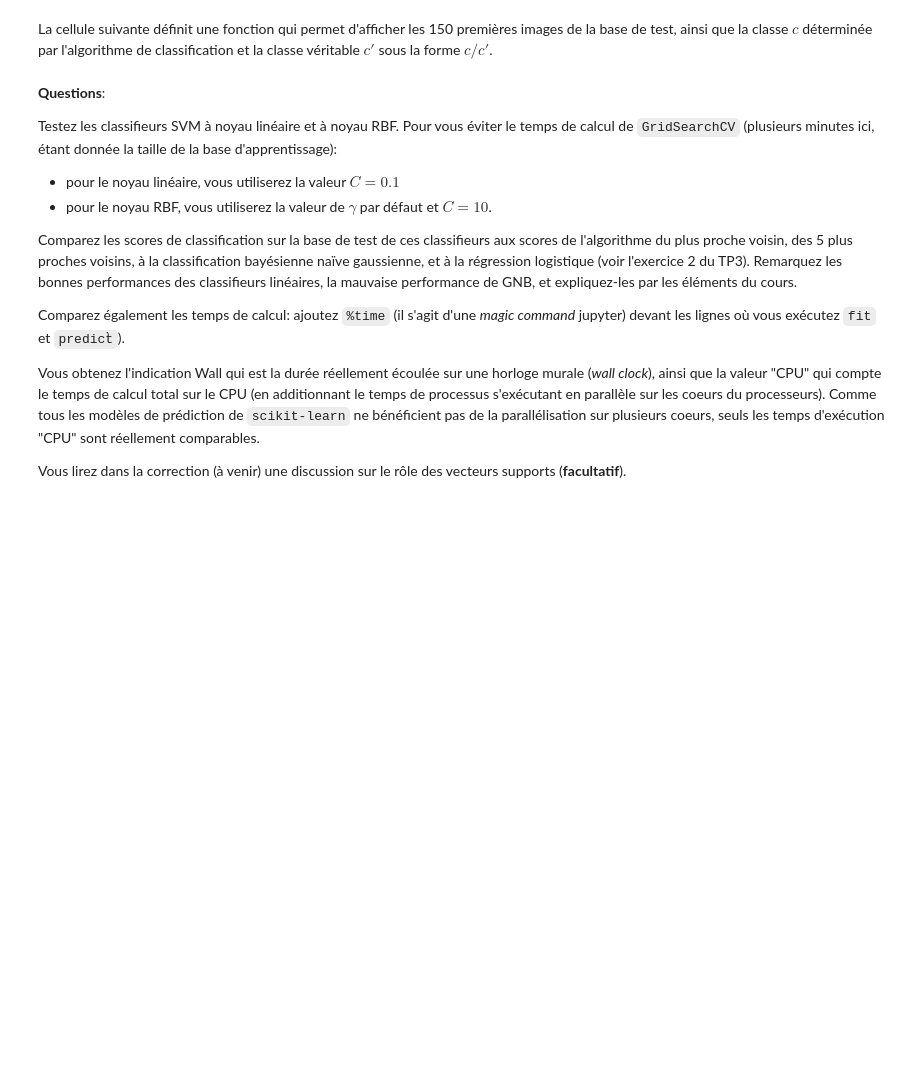
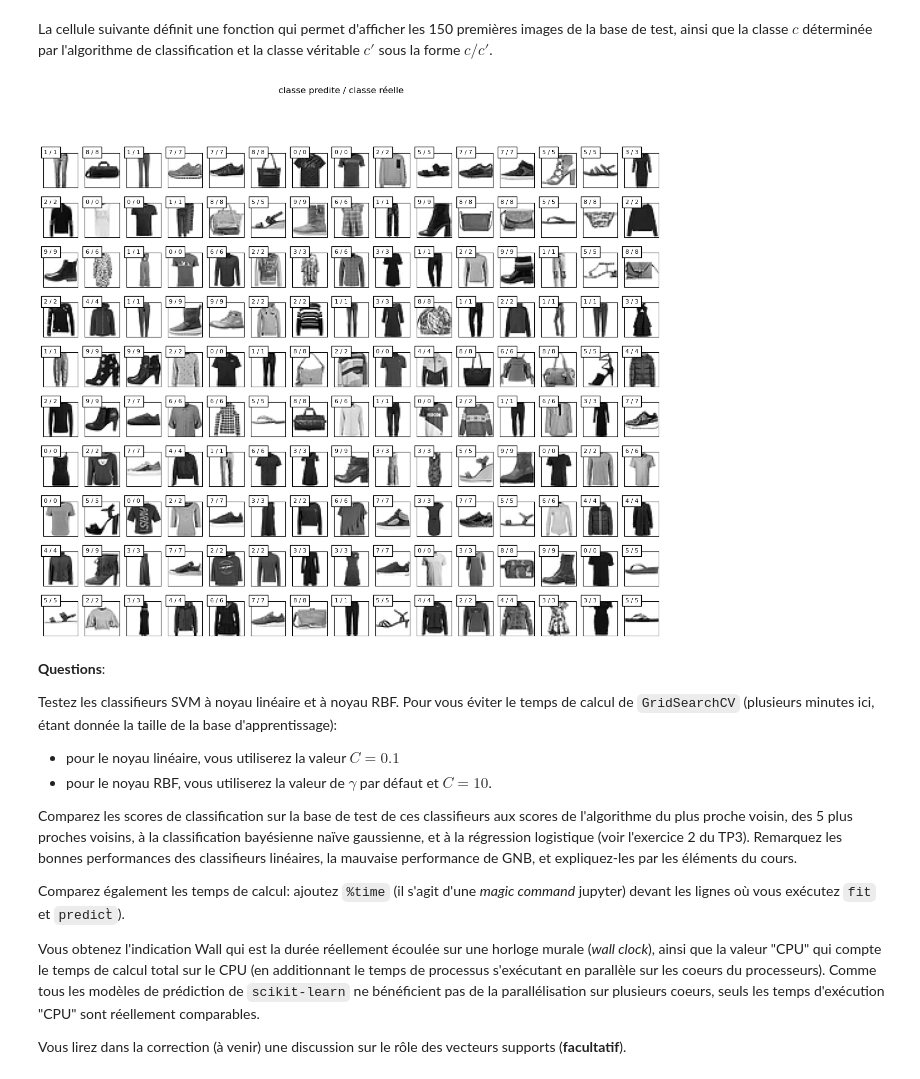
Before and after one commit to diogojorgebasso/apprentissage_automatique, a Jupyter notebook: Class 4/TP4_ex2_sujet.ipynb, the cells around one changed output. Cells and saved outputs as stored; diff of their text form; code cells hidden in the pictures; blank space fills up the shorter version.

```diff
--- a/Class 4/TP4_ex2_sujet.ipynb
+++ b/Class 4/TP4_ex2_sujet.ipynb
@@ -43,15 +58,18 @@ La cellule suivante définit une fonction qui permet d'afficher les 150 premièr
 # %%
 def affichage_150_images(X_test,y_test,y_pred):
     plt.figure(figsize=[15,12])
     for n in range(150):
         plt.subplot(10,15,n+1,xticks=[],yticks=[])
         plt.imshow(np.reshape(X_test[n,:],size_images),cmap='gray_r')
         if y_pred[n]==y_test[n]:
             plt.text(0.1,0.1,str(y_pred[n])+' / '+str(y_test[n]),fontsize=8,bbox=dict(facecolor='white', alpha=1))
         else:
             plt.text(0.1,0.1,str(y_pred[n])+' / '+str(y_test[n]),fontsize=8,bbox=dict(facecolor='red', alpha=1))
     plt.suptitle('classe predite / classe réelle')
     plt.show()
+affichage_150_images(X_test, y_test, y_test)
+# %% [output]
+[figure, added]
 # %% [markdown]
 __Questions__:
 
```
Also changed, not shown: parts of 3 cells of this notebook, 2 other files.
